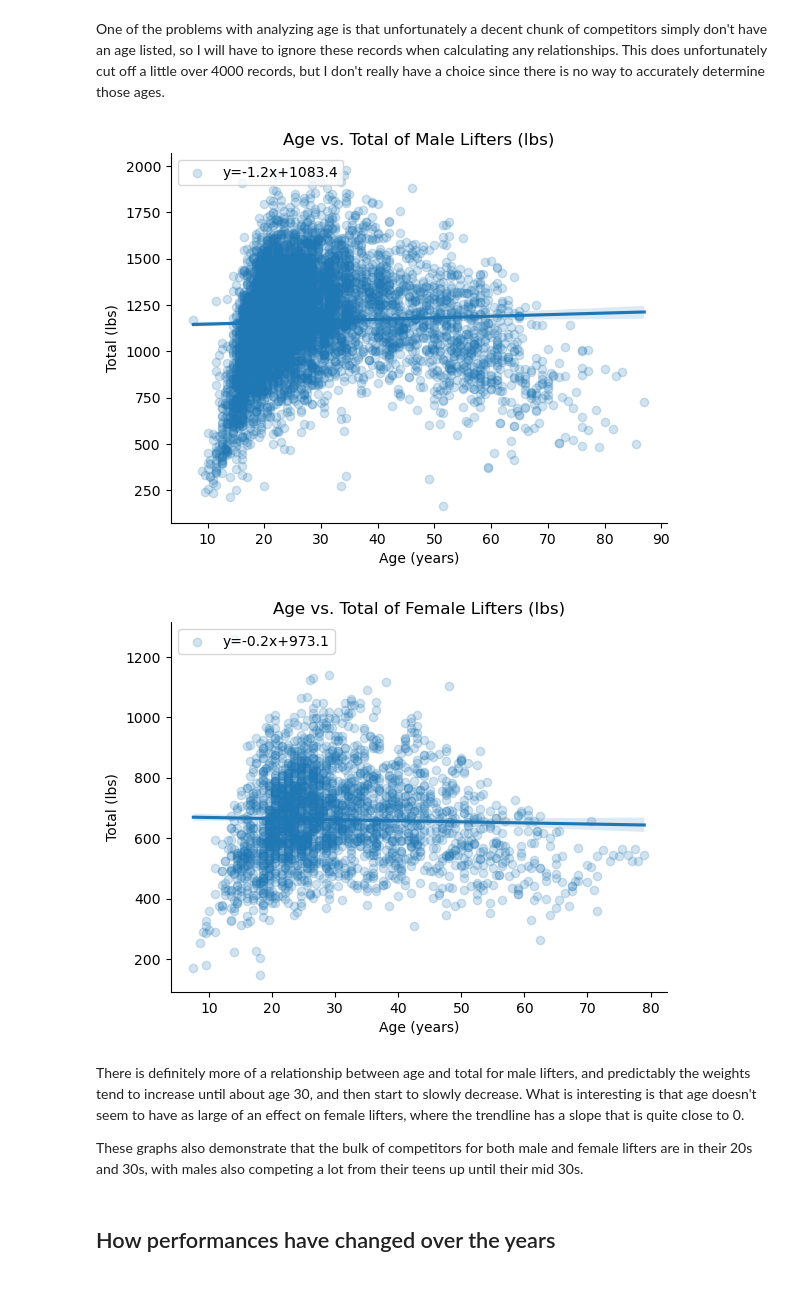
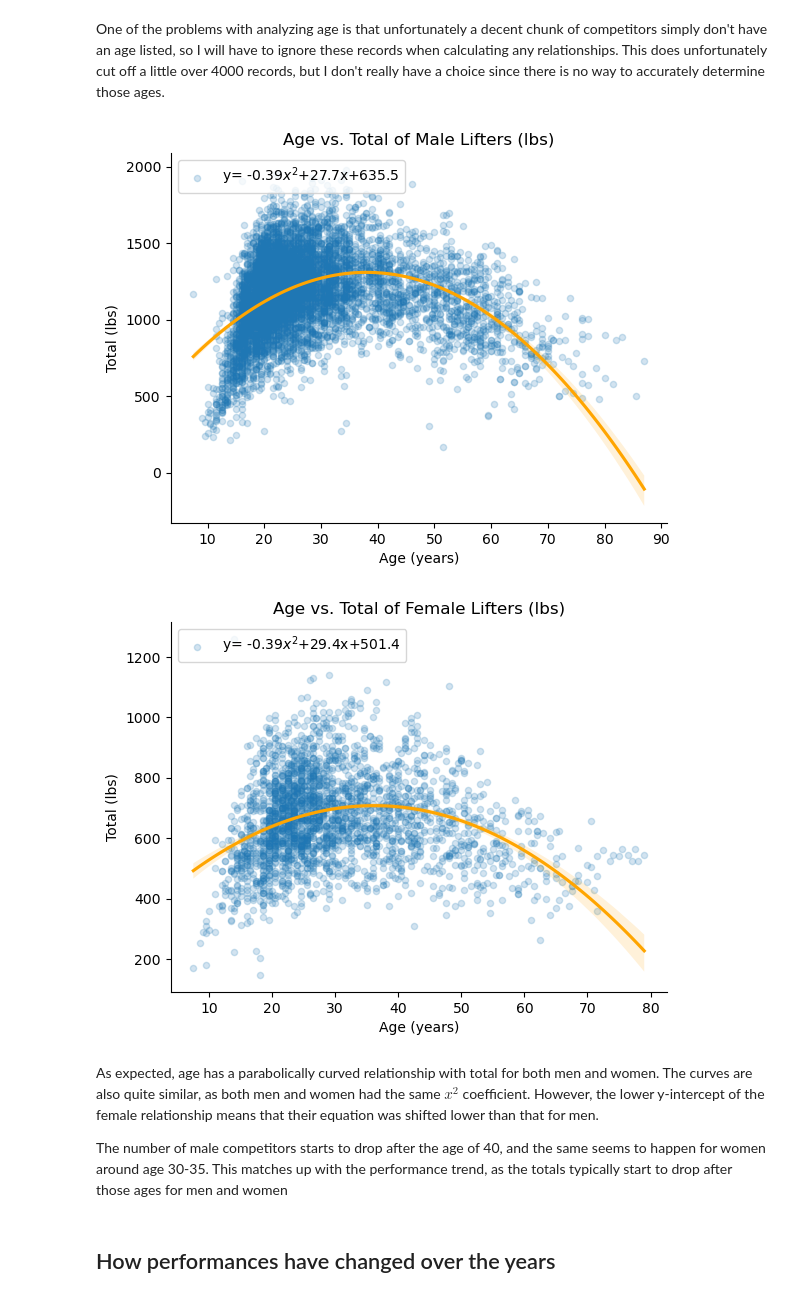
Before and after one commit to Silver0524/NJ-Powerlifting-EDA, a Jupyter notebook: Powerlifting EDA.ipynb, the cells around one changed output. Saved outputs shown, nothing was run; the diff lists cells and outputs as text; code cells hidden in the pictures.

```diff
--- a/Powerlifting EDA.ipynb
+++ b/Powerlifting EDA.ipynb
@@ -681,7 +683,7 @@ nj.to_csv('Output/NJ Powerlifting Data.csv')
 # Helper function to title, label the axes, and despine the graphs
 def label_and_despine(title = '', xlabel = '', ylabel = '', despine = True, subplots = False):
     if despine:
-        sb.despine()
+        sns.despine()
 
     if subplots:
         fig.suptitle(title)
@@ -763,28 +819,48 @@ One of the problems with analyzing age is that unfortunately a decent chunk of c
 nj_with_age = nj.loc[~nj.Age.isnull()].reset_index(drop=True)
 # %%
 # Plotting bodyweight vs total of male lifters
-slope_m, intercept_m, r_value_m, p_value_m, se_m = stats.linregress(nj_with_age.loc[nj.Sex=='M', 'Age'], nj_with_age.loc[nj.Sex=='M', 'TotalLb'])
+xsqr_coef_m, x_coef_m, intercept_m = np.polyfit(nj_with_age.loc[nj.Sex=='M', 'Age'], nj_with_age.loc[nj.Sex=='M', 'TotalLb'], deg = 2)
 
-sb.regplot(y='TotalLb', x='Age', data=nj_with_age[nj_with_age.Sex == 'M'], scatter_kws={'alpha':0.2}, label='y={0:.1f}x+{1:.1f}'.format(slope_m, intercept_m)).legend(loc='upper left')
+sns.regplot(
+    y='TotalLb',
+    x='Age',
+    data=nj_with_age[nj_with_age.Sex == 'M'],
+    order = 2,
+    scatter_kws={'alpha':0.2,
+                's':20},
+    line_kws={'color':'orange'},
+    label='y= {0:.2f}$x^2$+{1:.1f}x+{2:.1f}'.format(xsqr_coef_m, x_coef_m, intercept_m)
+).legend(loc='upper left')
+
 label_and_despine('Age vs. Total of Male Lifters (lbs)', 'Age (years)', 'Total (lbs)')
 
 plt.savefig('Graphs/m_age_vs_total.png')
 # %% [output]
-[figure, old version]
+[figure, new version]
 # %%
 # Plotting bodyweight vs total of female lifters
-slope_f, intercept_f, r_value_f, p_value_f, se_f = stats.linregress(nj_with_age.loc[nj.Sex=='F', 'Age'], nj_with_age.loc[nj.Sex=='F', 'TotalLb'])
+xsqr_coef_f, x_coef_f, intercept_f = np.polyfit(nj_with_age.loc[nj.Sex=='F', 'Age'], nj_with_age.loc[nj.Sex=='F', 'TotalLb'], deg = 2)
 
-sb.regplot(y='TotalLb', x='Age', data=nj_with_age[nj_with_age.Sex == 'F'], scatter_kws={'alpha':0.2}, label='y={0:.1f}x+{1:.1f}'.format(slope_f, intercept_f)).legend(loc='upper left')
+sns.regplot(
+    y='TotalLb',
+    x='Age',
+    data=nj_with_age[nj_with_age.Sex == 'F'],
+    order = 2,
+    scatter_kws={'alpha':0.2,
+                's':20},
+    line_kws={'color':'orange'},
+    label='y= {0:.2f}$x^2$+{1:.1f}x+{2:.1f}'.format(xsqr_coef_f, x_coef_f, intercept_f)
+).legend(loc='upper left')
+
 label_and_despine('Age vs. Total of Female Lifters (lbs)', 'Age (years)', 'Total (lbs)')
 
 plt.savefig('Graphs/f_age_vs_total.png')
 # %% [output]
-[figure, old version]
+[figure, new version]
 # %% [markdown]
-<p>There is definitely more of a relationship between age and total for male lifters, and predictably the weights tend to increase until about age 30, and then start to slowly decrease. What is interesting is that age doesn't seem to have as large of an effect on female lifters, where the trendline has a slope that is quite close to 0.</p>
+<p>As expected, age has a parabolically curved relationship with total for both men and women. The curves are also quite similar, as both men and women had the same $x^2$ coefficient. However, the lower y-intercept of the female relationship means that their equation was shifted lower than that for men.</p>
 
-<p>These graphs also demonstrate that the bulk of competitors for both male and female lifters are in their 20s and 30s, with males also competing a lot from their teens up until their mid 30s.</p>
+<p>The number of male competitors starts to drop after the age of 40, and the same seems to happen for women around age 30-35. This matches up with the performance trend, as the totals typically start to drop after those ages for men and women</p>
 # %% [markdown]
 ## How performances have changed over the years
 # %%
```
Also changed, not shown: parts of 16 cells of this notebook, 5 other files.
